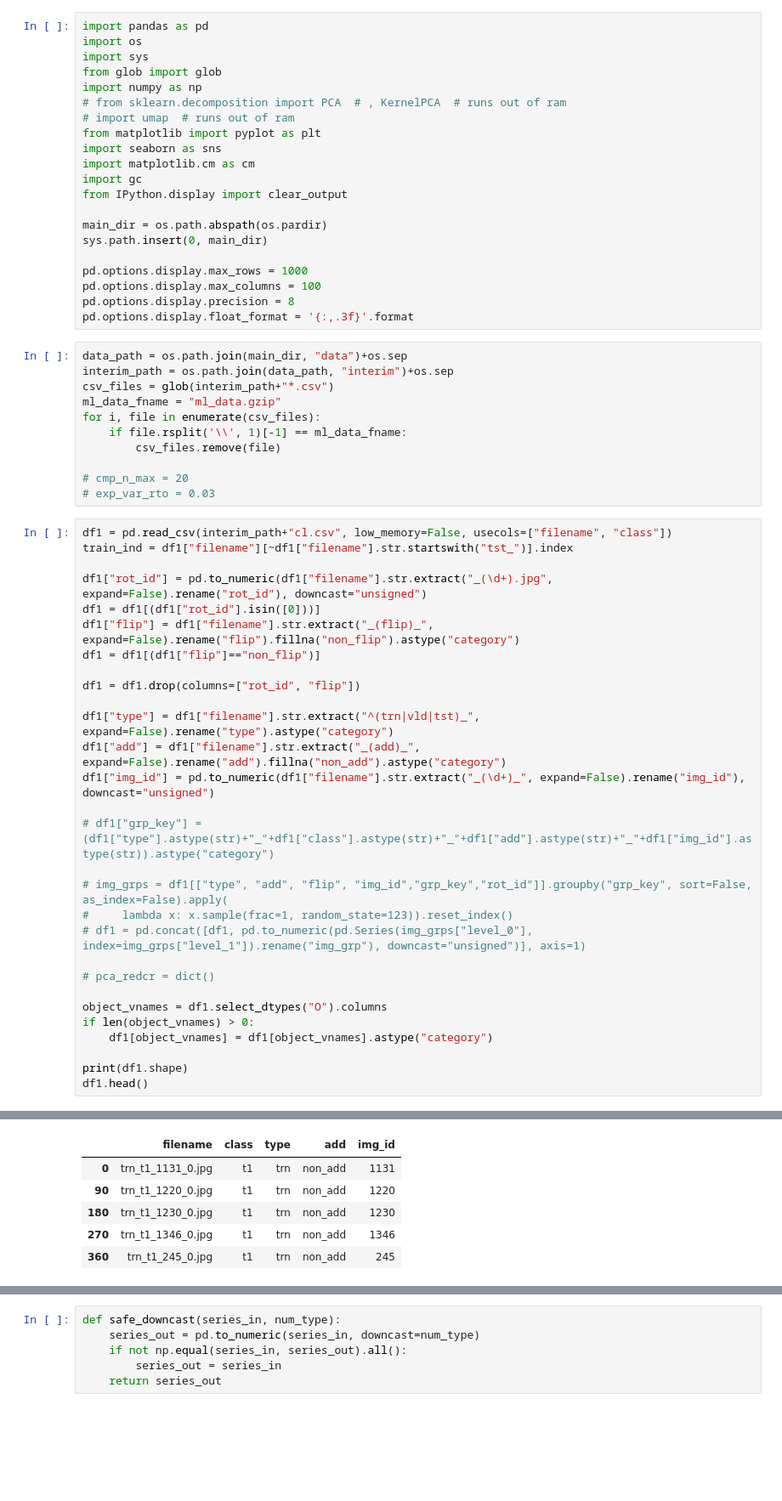
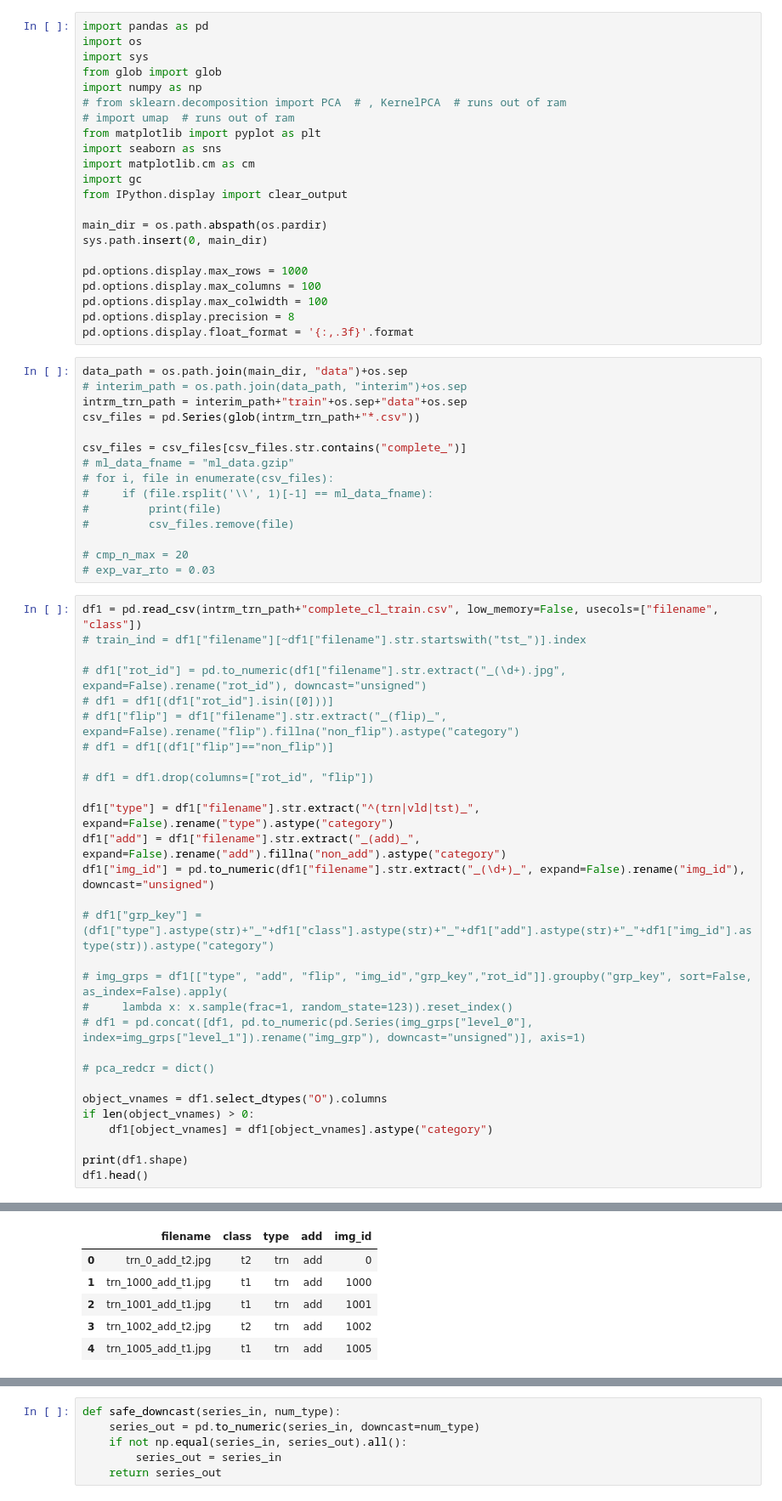
Before and after one commit to cibic89/kaggle_ccs, a Jupyter notebook: notebooks/assemble_reduce_data.ipynb, the cells around one changed output, grey strips where cells are left out. Shown at 85% size. Saved outputs shown, nothing was run; the diff lists cells and outputs as text; blank space fills up the shorter version.

```diff
--- a/notebooks/assemble_reduce_data.ipynb
+++ b/notebooks/assemble_reduce_data.ipynb
@@ -17,29 +17,34 @@ sys.path.insert(0, main_dir)
 
 pd.options.display.max_rows = 1000
 pd.options.display.max_columns = 100
+pd.options.display.max_colwidth = 100
 pd.options.display.precision = 8
 pd.options.display.float_format = '{:,.3f}'.format
 # %%
 data_path = os.path.join(main_dir, "data")+os.sep
-interim_path = os.path.join(data_path, "interim")+os.sep
-csv_files = glob(interim_path+"*.csv")
-ml_data_fname = "ml_data.gzip"
-for i, file in enumerate(csv_files):
-    if file.rsplit('\\', 1)[-1] == ml_data_fname:
-        csv_files.remove(file)
+# interim_path = os.path.join(data_path, "interim")+os.sep
+intrm_trn_path = interim_path+"train"+os.sep+"data"+os.sep
+csv_files = pd.Series(glob(intrm_trn_path+"*.csv"))
+
+csv_files = csv_files[csv_files.str.contains("complete_")]
+# ml_data_fname = "ml_data.gzip"
+# for i, file in enumerate(csv_files):
+#     if (file.rsplit('\\', 1)[-1] == ml_data_fname):
+#         print(file)
+#         csv_files.remove(file)
 
 # cmp_n_max = 20
 # exp_var_rto = 0.03
 # %%
-df1 = pd.read_csv(interim_path+"cl.csv", low_memory=False, usecols=["filename", "class"])
-train_ind = df1["filename"][~df1["filename"].str.startswith("tst_")].index
+df1 = pd.read_csv(intrm_trn_path+"complete_cl_train.csv", low_memory=False, usecols=["filename", "class"])
+# train_ind = df1["filename"][~df1["filename"].str.startswith("tst_")].index
 
-df1["rot_id"] = pd.to_numeric(df1["filename"].str.extract("_(\d+).jpg", expand=False).rename("rot_id"), downcast="unsigned")
-df1 = df1[(df1["rot_id"].isin([0]))]
-df1["flip"] = df1["filename"].str.extract("_(flip)_", expand=False).rename("flip").fillna("non_flip").astype("category")
-df1 = df1[(df1["flip"]=="non_flip")]
+# df1["rot_id"] = pd.to_numeric(df1["filename"].str.extract("_(\d+).jpg", expand=False).rename("rot_id"), downcast="unsigned")
+# df1 = df1[(df1["rot_id"].isin([0]))]
+# df1["flip"] = df1["filename"].str.extract("_(flip)_", expand=False).rename("flip").fillna("non_flip").astype("category")
+# df1 = df1[(df1["flip"]=="non_flip")]
 
-df1 = df1.drop(columns=["rot_id", "flip"])
+# df1 = df1.drop(columns=["rot_id", "flip"])
 
 df1["type"] = df1["filename"].str.extract("^(trn|vld|tst)_", expand=False).rename("type").astype("category")
 df1["add"] = df1["filename"].str.extract("_(add)_", expand=False).rename("add").fillna("non_add").astype("category")
@@ -64,9 +69,9 @@ df1.head()
 |  | filename | class | type | add | img_id |
-| 0 | trn_t1_1131_0.jpg | t1 | trn | non_add | 1131 |
-| 90 | trn_t1_1220_0.jpg | t1 | trn | non_add | 1220 |
-| 180 | trn_t1_1230_0.jpg | t1 | trn | non_add | 1230 |
-| 270 | trn_t1_1346_0.jpg | t1 | trn | non_add | 1346 |
-| 360 | trn_t1_245_0.jpg | t1 | trn | non_add | 245 |
+| 0 | trn_0_add_t2.jpg | t2 | trn | add | 0 |
+| 1 | trn_1000_add_t1.jpg | t1 | trn | add | 1000 |
+| 2 | trn_1001_add_t1.jpg | t1 | trn | add | 1001 |
+| 3 | trn_1002_add_t2.jpg | t2 | trn | add | 1002 |
+| 4 | trn_1005_add_t1.jpg | t1 | trn | add | 1005 |
 # %%
 print(df1.shape)
 # %% [output]
```
Also changed, not shown: parts of 6 cells of this notebook, 3 other files.
